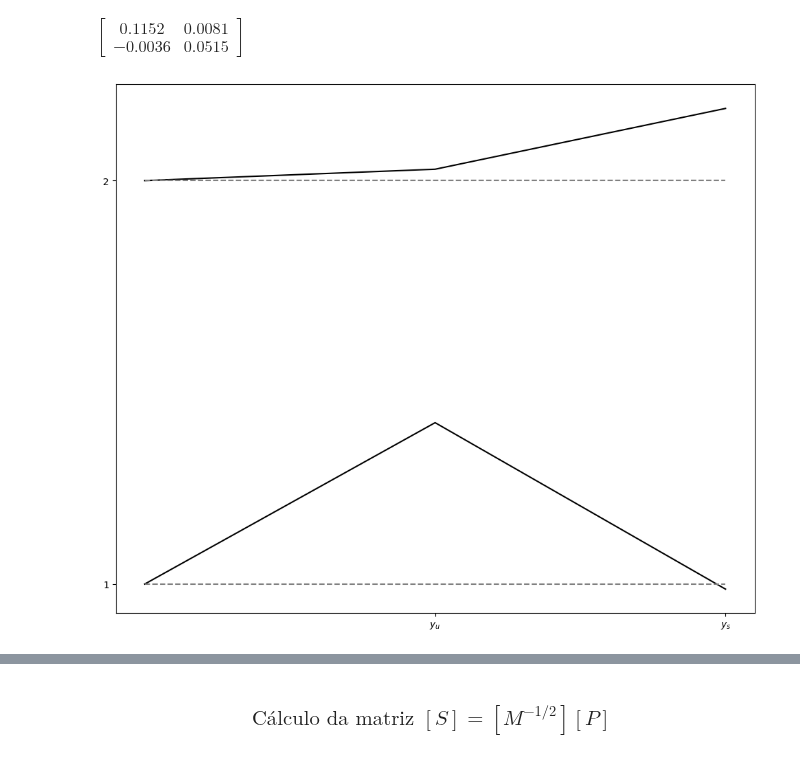
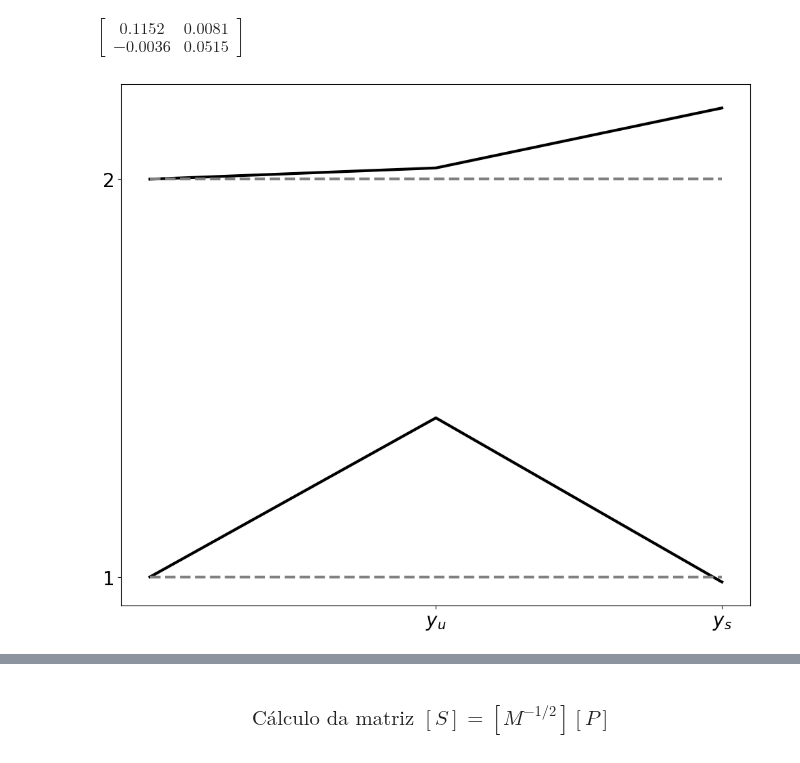
Before and after one commit to ErickNMA/vibrations, a Jupyter notebook: Atv_1_DV/damped_repsonse/QC_Modal_Analysis.ipynb, the cells around one changed output, grey strips where cells are left out. Drawn from its saved outputs; the diff is of its cells as text; code cells hidden in the pictures.

```diff
--- a/Atv_1_DV/damped_repsonse/QC_Modal_Analysis.ipynb
+++ b/Atv_1_DV/damped_repsonse/QC_Modal_Analysis.ipynb
@@ -14,6 +14,8 @@ plt.style.use([
     'grid',
     'retro'
 ])
+plt.rcParams['lines.linewidth'] = 3
+plt.rcParams['font.size'] = 20
 
 title = False
 
@@ -169,7 +171,7 @@ horizontal = False # Define o sentido de variação dos GDL's
 
 # Plotando os gráficos:
 plt.rcParams['figure.figsize'] = (12, 10)
-plt.figure(0)
+plt.figure()
 
 space = (np.max(np.abs(U))*2.5)
 
@@ -179,31 +181,31 @@ for i in range(len(U)+1):
 
 vib = []
 for i in range(len(U)):
     vib.append([(space*(i+1))])
 
 for i in range(len(vib)):
     vib[i] = np.concatenate((vib[i], (vib[i][0]+U.T[i])))
 
 if(horizontal):
     for i in range(len(U)):
         plt.plot(vib[i], padding, 'k')
         plt.plot((vib[i][0], vib[i][0]), (0, (space*len(U))), 'gray', linestyle='dashed')
     plt.xticks(padding[1:], range(1, len(U)+1))
     labels = []
     for i in range(1, len(U)+1):
         labels.append(f'$y_{i}$')
     plt.yticks(padding[1:], labels)
 else:
     for i in range(len(U)):
         plt.plot(padding, vib[i], 'k')
         plt.plot((0, (space*len(U))), (vib[i][0], vib[i][0]), 'gray', linestyle='dashed')
     plt.yticks(padding[1:], range(1, len(U)+1))
     labels = ['$y_u$', '$y_s$']
     plt.xticks(padding[1:], labels)
 
 if(title):
     plt.title('Mode Shapes')
 plt.grid()
 plt.savefig('curves/mode_shapes.eps', dpi=600, transparent=True, bbox_inches='tight')
 # %% [output]
-[figure, old version]
+[figure, new version]
```
Also changed, not shown: parts of 3 cells of this notebook, 6 other files.
